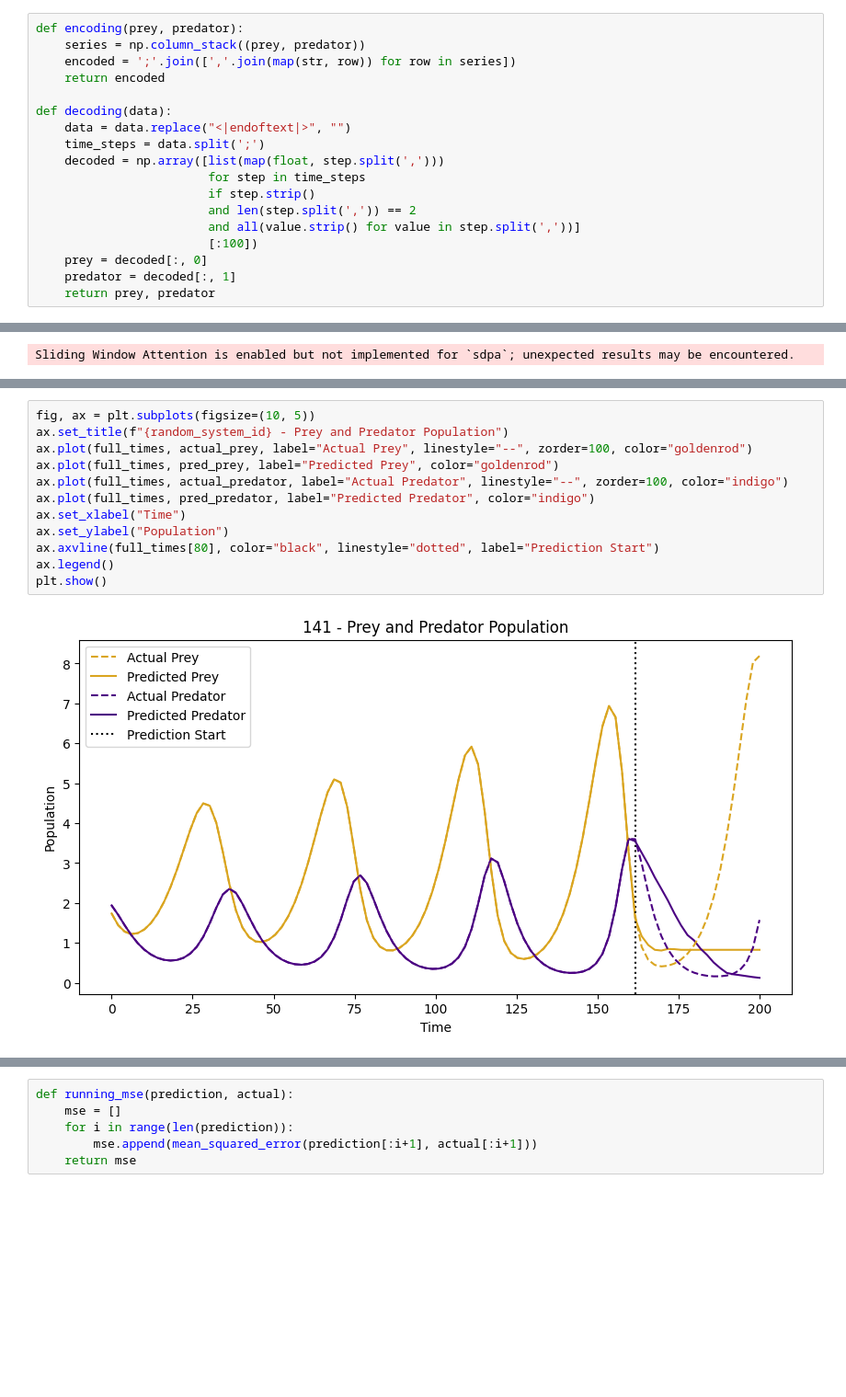
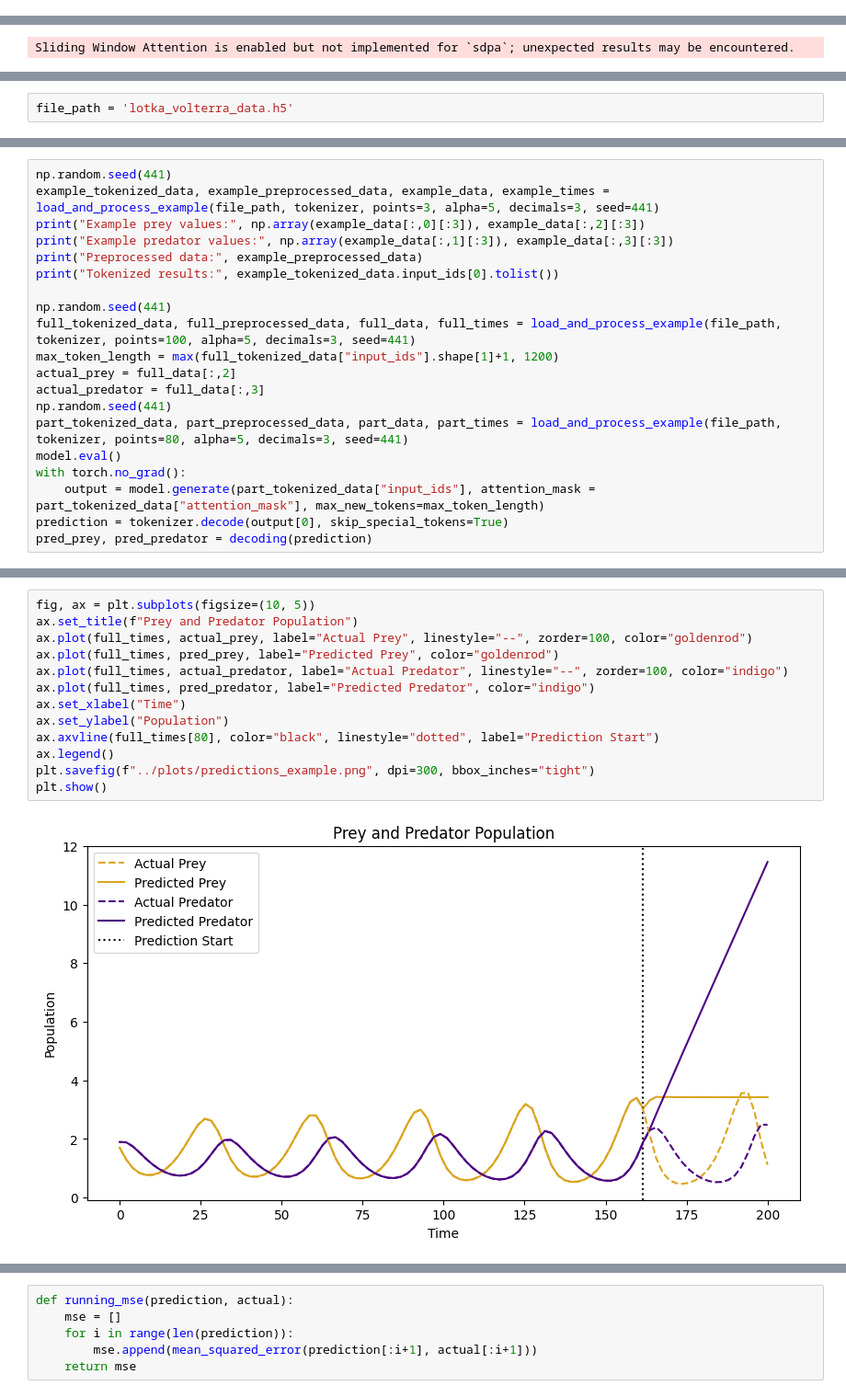
Before and after one commit to ljf441/tsllm, a Jupyter notebook: src/preprocessor.ipynb, the cells around one changed output, grey strips where cells are left out. Shown at 92% size. Saved outputs shown, nothing was run; the diff lists cells and outputs as text; blank space fills up the shorter version.

```diff
--- a/src/preprocessor.ipynb
+++ b/src/preprocessor.ipynb
@@ -49,21 +15,3 @@ def scaler(prey, predator, alpha, decimals=3):
-# %%
-def encoding(prey, predator):
-    series = np.column_stack((prey, predator))
-    encoded = ';'.join([','.join(map(str, row)) for row in series])
-    return encoded
-
-def decoding(data):
-    data = data.replace("<|endoftext|>", "")
-    time_steps = data.split(';')
-    decoded = np.array([list(map(float, step.split(',')))
-                        for step in time_steps
-                        if step.strip()
-                        and len(step.split(',')) == 2
-                        and all(value.strip() for value in step.split(','))]
-                        [:100])
-    prey = decoded[:, 0]
-    predator = decoded[:, 1]
-    return prey, predator
 # %%
 model, tokenizer = load_qwen()
 # %% [output]
@@ -79 +19,3 @@ def process_data(system_id=0, points=100, alpha=5, decimals=3):
+# %%
+file_path = 'lotka_volterra_data.h5'
 # %%
@@ -108,0 +32,20 @@ pred_prey, pred_predator, actual_prey, actual_predator, full_times = generate_da
+# %%
+np.random.seed(441)
+example_tokenized_data, example_preprocessed_data, example_data, example_times = load_and_process_example(file_path, tokenizer, points=3, alpha=5, decimals=3, seed=441)
+print("Example prey values:", np.array(example_data[:,0][:3]), example_data[:,2][:3])
+print("Example predator values:", np.array(example_data[:,1][:3]), example_data[:,3][:3])
+print("Preprocessed data:", example_preprocessed_data)
+print("Tokenized results:", example_tokenized_data.input_ids[0].tolist())
+
+np.random.seed(441)
+full_tokenized_data, full_preprocessed_data, full_data, full_times = load_and_process_example(file_path, tokenizer, points=100, alpha=5, decimals=3, seed=441)
+max_token_length = max(full_tokenized_data["input_ids"].shape[1]+1, 1200)
+actual_prey = full_data[:,2]
+actual_predator = full_data[:,3]
+np.random.seed(441)
+part_tokenized_data, part_preprocessed_data, part_data, part_times = load_and_process_example(file_path, tokenizer, points=80, alpha=5, decimals=3, seed=441)
+model.eval()
+with torch.no_grad():
+    output = model.generate(part_tokenized_data["input_ids"], attention_mask = part_tokenized_data["attention_mask"], max_new_tokens=max_token_length)
+prediction = tokenizer.decode(output[0], skip_special_tokens=True)
+pred_prey, pred_predator = decoding(prediction)
@@ -109,17 +57,18 @@ pred_prey, pred_predator, actual_prey, actual_predator, full_times = generate_da
 # %%
 fig, ax = plt.subplots(figsize=(10, 5))
-ax.set_title(f"{random_system_id} - Prey and Predator Population")
+ax.set_title(f"Prey and Predator Population")
 ax.plot(full_times, actual_prey, label="Actual Prey", linestyle="--", zorder=100, color="goldenrod")
 ax.plot(full_times, pred_prey, label="Predicted Prey", color="goldenrod")
 ax.plot(full_times, actual_predator, label="Actual Predator", linestyle="--", zorder=100, color="indigo")
 ax.plot(full_times, pred_predator, label="Predicted Predator", color="indigo")
 ax.set_xlabel("Time")
 ax.set_ylabel("Population")
 ax.axvline(full_times[80], color="black", linestyle="dotted", label="Prediction Start")
 ax.legend()
+plt.savefig(f"../plots/predictions_example.png", dpi=300, bbox_inches="tight")
 plt.show()
 # %% [output]
-[figure, old version]
+[figure, new version]
 # %%
 print("MEAN PREY SQUARED ERROR:", mean_squared_error(pred_prey, actual_prey))
 print("MEAN PREY ABSOLUTE ERROR:", mean_absolute_error(pred_prey, actual_prey))
```
Also changed, not shown: parts of 20 cells of this notebook, 21 other files.
